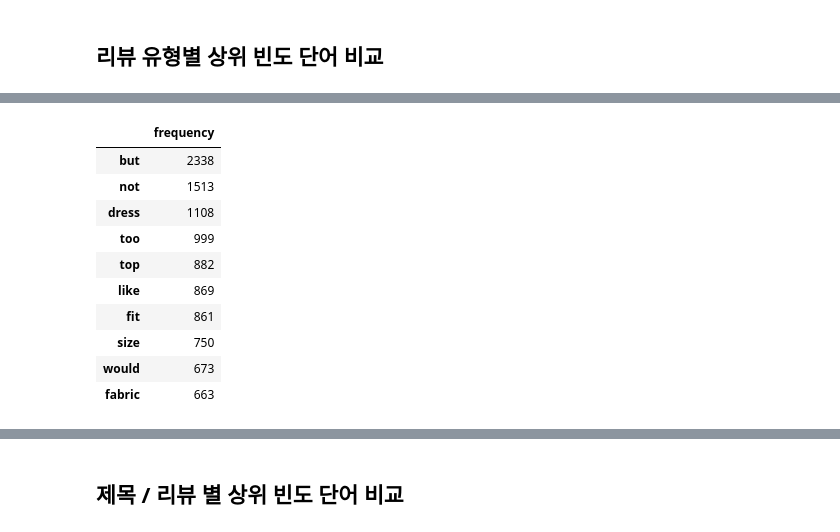
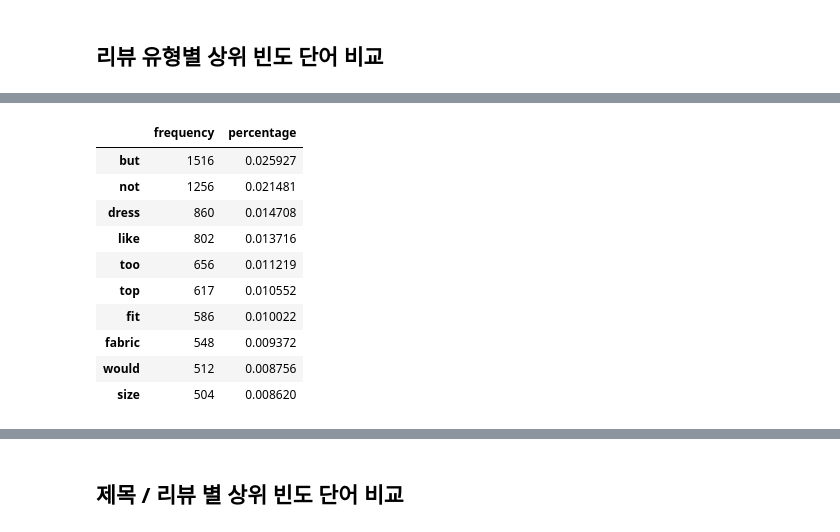
Before and after one commit to chadaeun/2018-data-science-competition-final, a Jupyter notebook: frequency.ipynb, the cells around one changed output, grey strips where cells are left out. Drawn from its saved outputs; the diff is of its cells as text; code cells hidden in the pictures.

```diff
--- a/frequency.ipynb
+++ b/frequency.ipynb
@@ -127,14 +76,16 @@ freqdist_to_table(neg)
-# %%
-freqdist_to_table(neu)
-# %% [output]
-|  | frequency |
-| but | 2338 |
-| not | 1513 |
-| dress | 1108 |
-| too | 999 |
-| top | 882 |
-| like | 869 |
-| fit | 861 |
-| size | 750 |
-| would | 673 |
-| fabric | 663 |
+# %%
+neg_df = data[data['label'] == 0]
+neg = get_freqdist(neg_df['outtitle']) + get_freqdist(neg_df['outreview'])
+freqdist_to_table(neg)
+# %% [output]
+|  | frequency | percentage |
+| but | 1516 | 0.025927 |
+| not | 1256 | 0.021481 |
+| dress | 860 | 0.014708 |
+| like | 802 | 0.013716 |
+| too | 656 | 0.011219 |
+| top | 617 | 0.010552 |
+| fit | 586 | 0.010022 |
+| fabric | 548 | 0.009372 |
+| would | 512 | 0.008756 |
+| size | 504 | 0.008620 |
```
Also changed, not shown: parts of 26 cells of this notebook, 24 other files.
